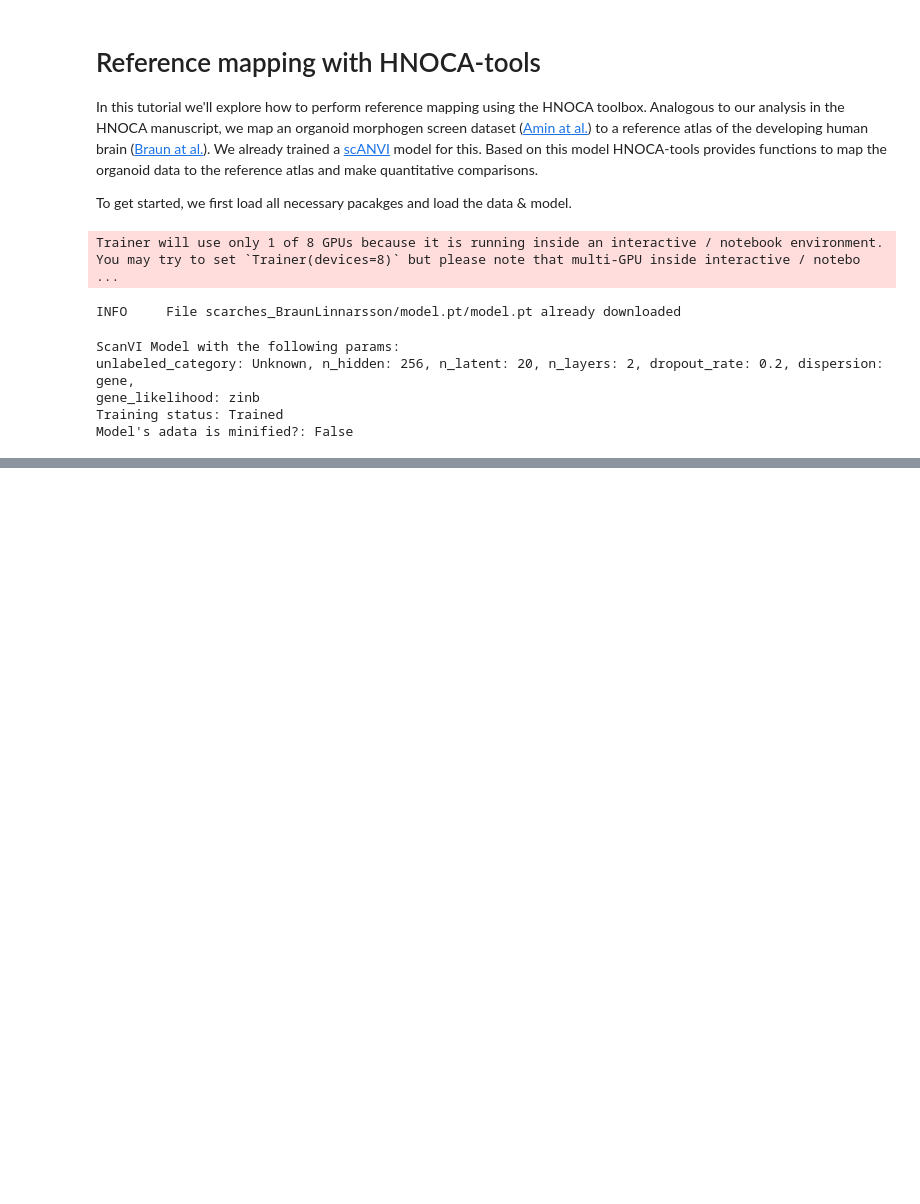
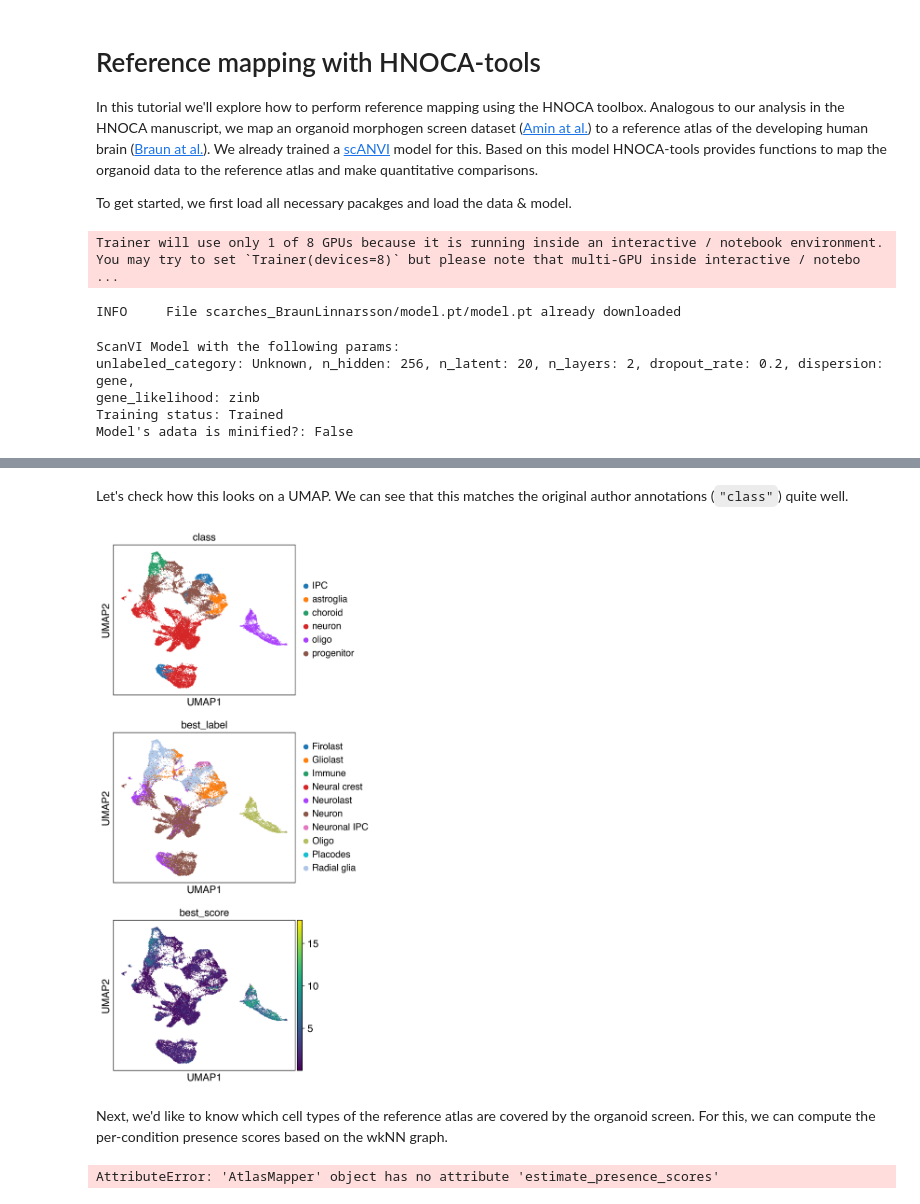
Before and after one commit to devsystemslab/HNOCA-tools, a Jupyter notebook: site/vignettes/reference_mapping.ipynb, the cells around one changed output, grey strips where cells are left out. Saved outputs shown, nothing was run; the diff lists cells and outputs as text; code cells hidden in the pictures; blank space fills up the shorter version.

```diff
--- a/site/vignettes/reference_mapping.ipynb
+++ b/site/vignettes/reference_mapping.ipynb
@@ -54,0 +72,3 @@ LOCAL_RANK: 0 - CUDA_VISIBLE_DEVICES: [0,1,2,3,4,5,6,7]
+# %%
+subregion_transfer = mapper.transfer_labels(label_key="CellClass")
+subregion_transfer[["best_label", "best_score"]]
@@ -54,0 +89,14 @@ LOCAL_RANK: 0 - CUDA_VISIBLE_DEVICES: [0,1,2,3,4,5,6,7]
+# %% [markdown]
+Let's check how this looks on a UMAP. We can see that this matches the original author annotations (`"class"`) quite well.
+# %%
+query_adata.obs["best_label"] = subregion_transfer["best_label"]
+query_adata.obs["best_score"] = subregion_transfer["best_score"]
+sc.pl.umap(query_adata, color=["class", "best_label", "best_score"], ncols=1)
+# %% [output]
+[figure, added]
+# %% [markdown]
+Next, we'd like to know which cell types of the reference atlas are covered by the organoid screen. For this, we can compute the per-condition presence scores based on the wkNN graph.
+# %%
+presence_scores = mapper.get_presence_scores(split_by="condition")
+# %% [output]
+AttributeError: 'AtlasMapper' object has no attribute 'estimate_presence_scores'
```
Also changed, not shown: parts of 7 cells of this notebook.
